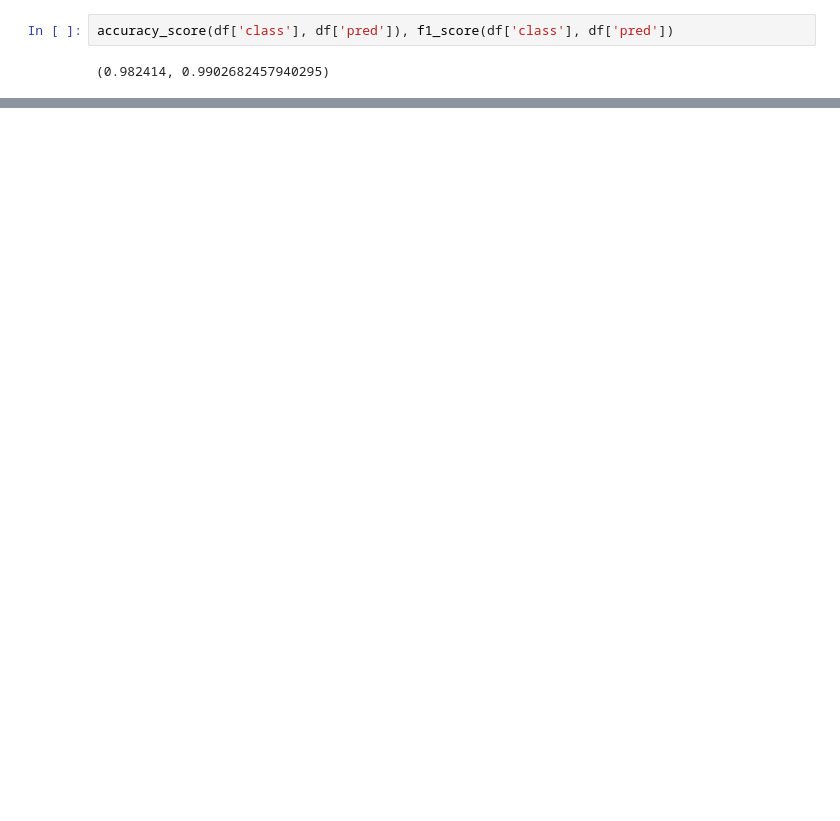
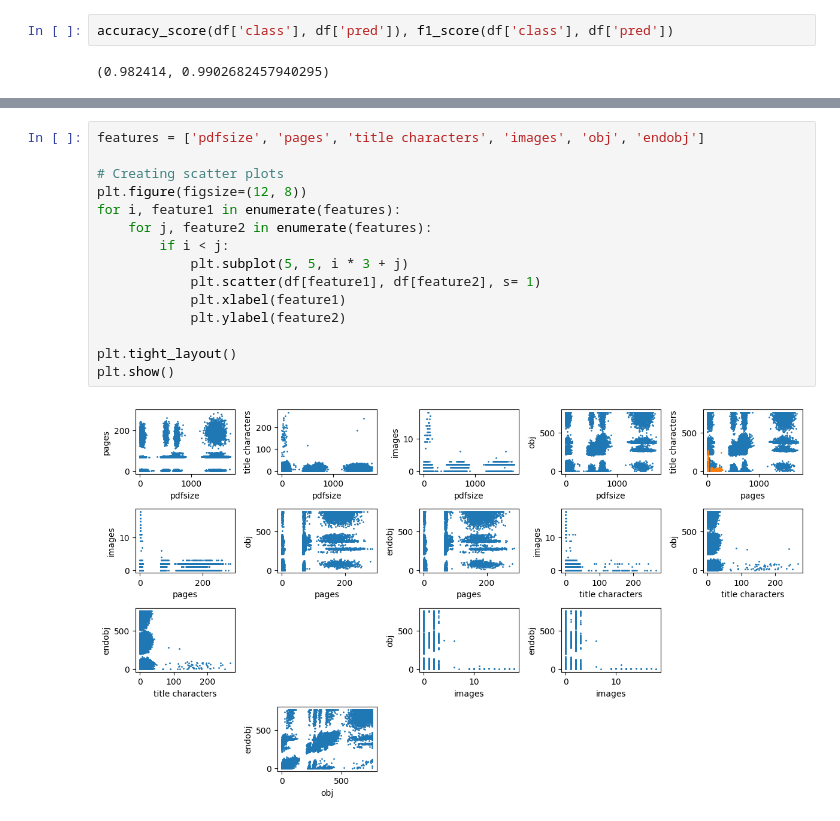
Before and after one commit to MariaMitk/AI_Project2, a Jupyter notebook: Code.ipynb, the cells around one changed output, grey strips where cells are left out. Drawn from its saved outputs; the diff is of its cells as text; blank space fills up the shorter version.

```diff
--- a/Code.ipynb
+++ b/Code.ipynb
@@ -68,0 +80,17 @@ accuracy_score(df['class'], df['pred']), f1_score(df['class'], df['pred'])
+# %%
+features = ['pdfsize', 'pages', 'title characters', 'images', 'obj', 'endobj']
+
+# Creating scatter plots
+plt.figure(figsize=(12, 8))
+for i, feature1 in enumerate(features):
+    for j, feature2 in enumerate(features):
+        if i < j:
+            plt.subplot(5, 5, i * 3 + j)
+            plt.scatter(df[feature1], df[feature2], s= 1)
+            plt.xlabel(feature1)
+            plt.ylabel(feature2)
+
+plt.tight_layout()
+plt.show()
+# %% [output]
+[figure, added]
```
Also changed, not shown: parts of 6 cells of this notebook.
